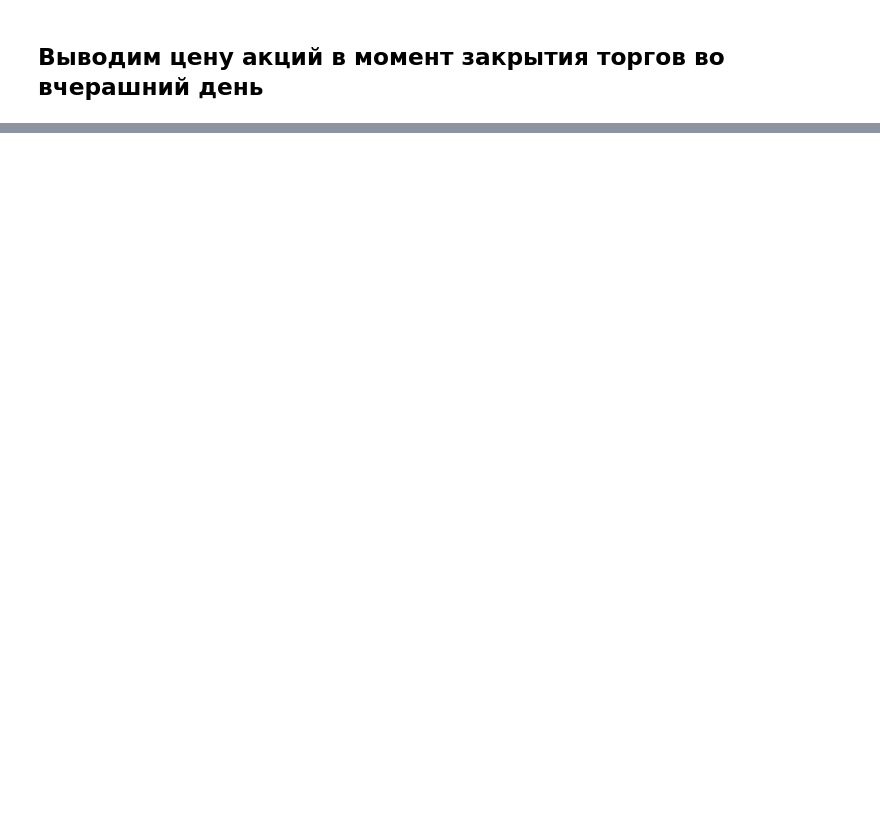
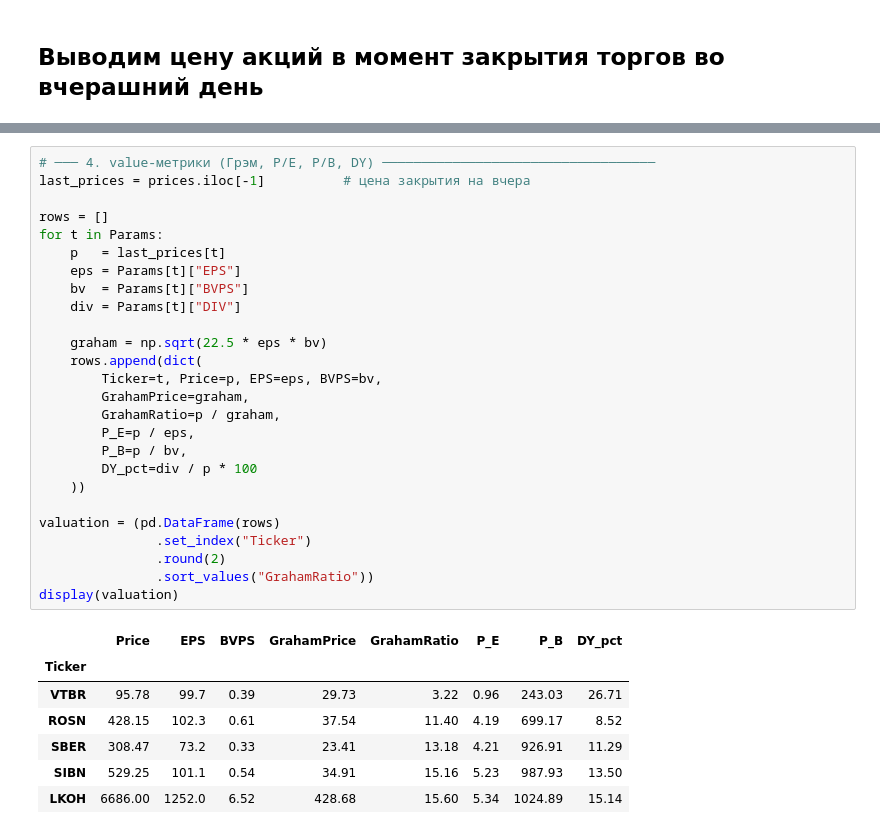
Before and after one commit to Lepiev/finance, a Jupyter notebook: analysis.ipynb, the cells around one changed output, grey strips where cells are left out. Drawn from its saved outputs; the diff is of its cells as text; blank space fills up the shorter version.

```diff
--- a/analysis.ipynb
+++ b/analysis.ipynb
@@ -100,0 +131,34 @@ plt.show()
+# %%
+# ─── 4. value-метрики (Грэм, P/E, P/B, DY) ───────────────────────────────────
+last_prices = prices.iloc[-1]          # цена закрытия на вчера
+
+rows = []
+for t in Params:
+    p   = last_prices[t]
+    eps = Params[t]["EPS"]
+    bv  = Params[t]["BVPS"]
+    div = Params[t]["DIV"]
+
+    graham = np.sqrt(22.5 * eps * bv)
+    rows.append(dict(
+        Ticker=t, Price=p, EPS=eps, BVPS=bv,
+        GrahamPrice=graham,
+        GrahamRatio=p / graham,
+        P_E=p / eps,
+        P_B=p / bv,
+        DY_pct=div / p * 100
+    ))
+
+valuation = (pd.DataFrame(rows)
+               .set_index("Ticker")
+               .round(2)
+               .sort_values("GrahamRatio"))
+display(valuation)
+# %% [output]
+|  | Price | EPS | BVPS | GrahamPrice | GrahamRatio | P_E | P_B | DY_pct |
+| Ticker |  |  |  |  |  |  |  |  |
+| VTBR | 95.78 | 99.7 | 0.39 | 29.73 | 3.22 | 0.96 | 243.03 | 26.71 |
+| ROSN | 428.15 | 102.3 | 0.61 | 37.54 | 11.40 | 4.19 | 699.17 | 8.52 |
+| SBER | 308.47 | 73.2 | 0.33 | 23.41 | 13.18 | 4.21 | 926.91 | 11.29 |
+| SIBN | 529.25 | 101.1 | 0.54 | 34.91 | 15.16 | 5.23 | 987.93 | 13.50 |
+| LKOH | 6686.00 | 1252.0 | 6.52 | 428.68 | 15.60 | 5.34 | 1024.89 | 15.14 |
```
Also changed, not shown: parts of 9 cells of this notebook.
